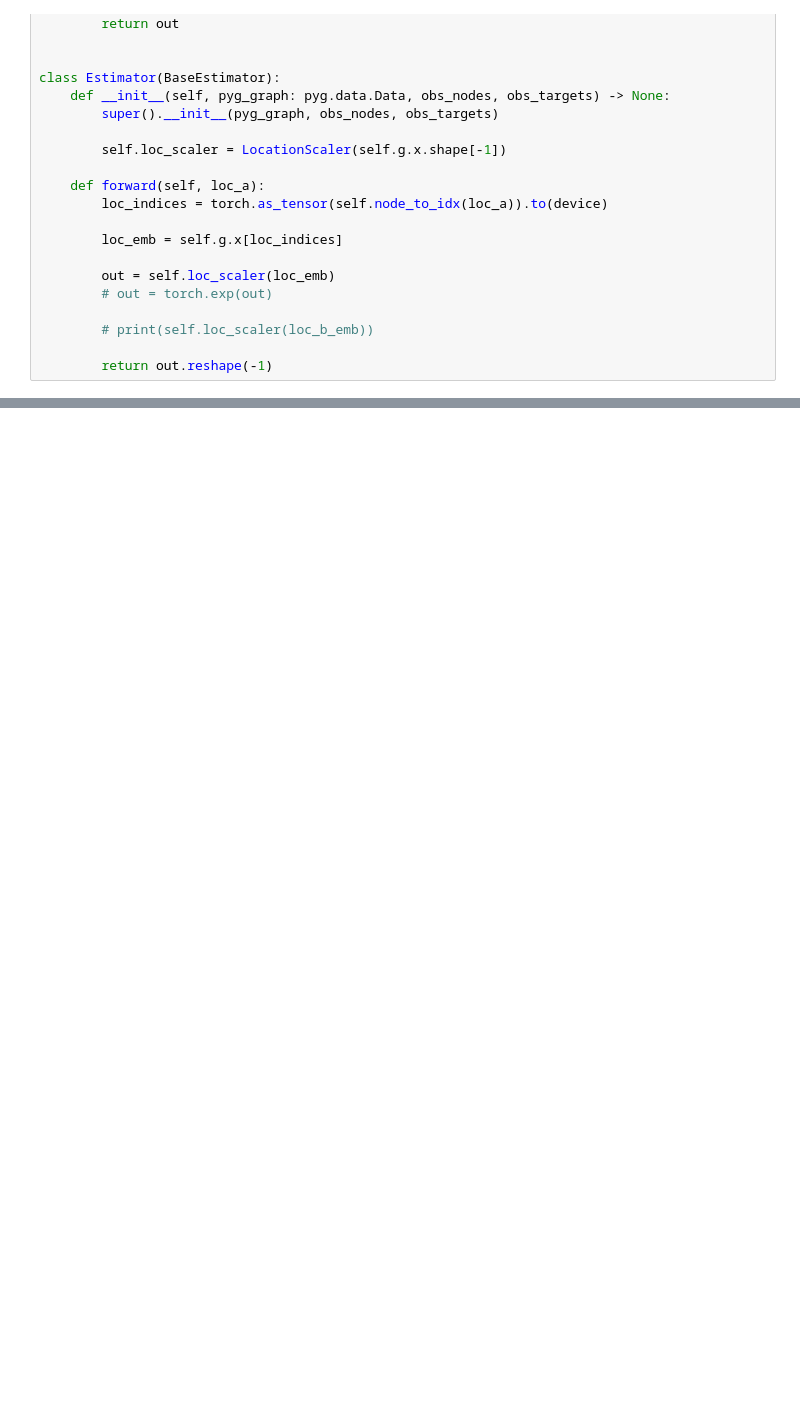
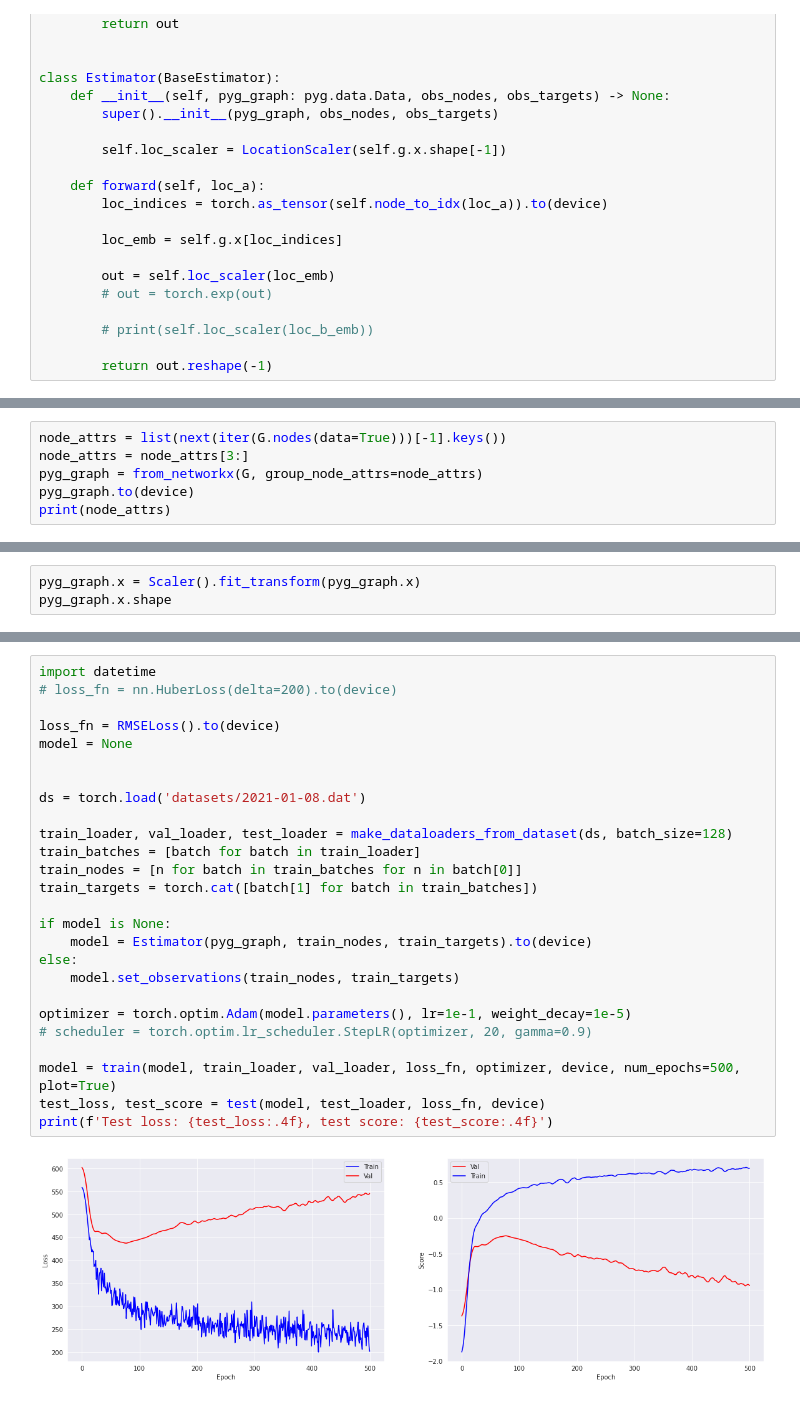
Before and after one commit to Eldervald/traffic-extrapolation, a Jupyter notebook: mta/location_scaler_mlp.ipynb, the cells around one changed output, grey strips where cells are left out. Saved outputs shown, nothing was run; the diff lists cells and outputs as text; blank space fills up the shorter version.

```diff
--- a/mta/location_scaler_mlp.ipynb
+++ b/mta/location_scaler_mlp.ipynb
@@ -182,0 +139,6 @@ tensor([4.9830], device='cuda:0', requires_grad=True)
+# %%
+node_attrs = list(next(iter(G.nodes(data=True)))[-1].keys())
+node_attrs = node_attrs[3:]
+pyg_graph = from_networkx(G, group_node_attrs=node_attrs)
+pyg_graph.to(device)
+print(node_attrs)
@@ -182,0 +147,3 @@ tensor([4.9830], device='cuda:0', requires_grad=True)
+# %%
+pyg_graph.x = Scaler().fit_transform(pyg_graph.x)
+pyg_graph.x.shape
@@ -182,0 +202,28 @@ tensor([4.9830], device='cuda:0', requires_grad=True)
+# %%
+import datetime
+# loss_fn = nn.HuberLoss(delta=200).to(device)
+
+loss_fn = RMSELoss().to(device)
+model = None
+
+
+ds = torch.load('datasets/2021-01-08.dat')
+
+train_loader, val_loader, test_loader = make_dataloaders_from_dataset(ds, batch_size=128)
+train_batches = [batch for batch in train_loader]
+train_nodes = [n for batch in train_batches for n in batch[0]]
+train_targets = torch.cat([batch[1] for batch in train_batches])
+
+if model is None:
+    model = Estimator(pyg_graph, train_nodes, train_targets).to(device)
+else:
+    model.set_observations(train_nodes, train_targets)
+
+optimizer = torch.optim.Adam(model.parameters(), lr=1e-1, weight_decay=1e-5)
+# scheduler = torch.optim.lr_scheduler.StepLR(optimizer, 20, gamma=0.9)
+
+model = train(model, train_loader, val_loader, loss_fn, optimizer, device, num_epochs=500, plot=True)
+test_loss, test_score = test(model, test_loader, loss_fn, device)
+print(f'Test loss: {test_loss:.4f}, test score: {test_score:.4f}')
+# %% [output]
+[figure, added]
```
Also changed, not shown: parts of 13 cells of this notebook, 1 other file.
